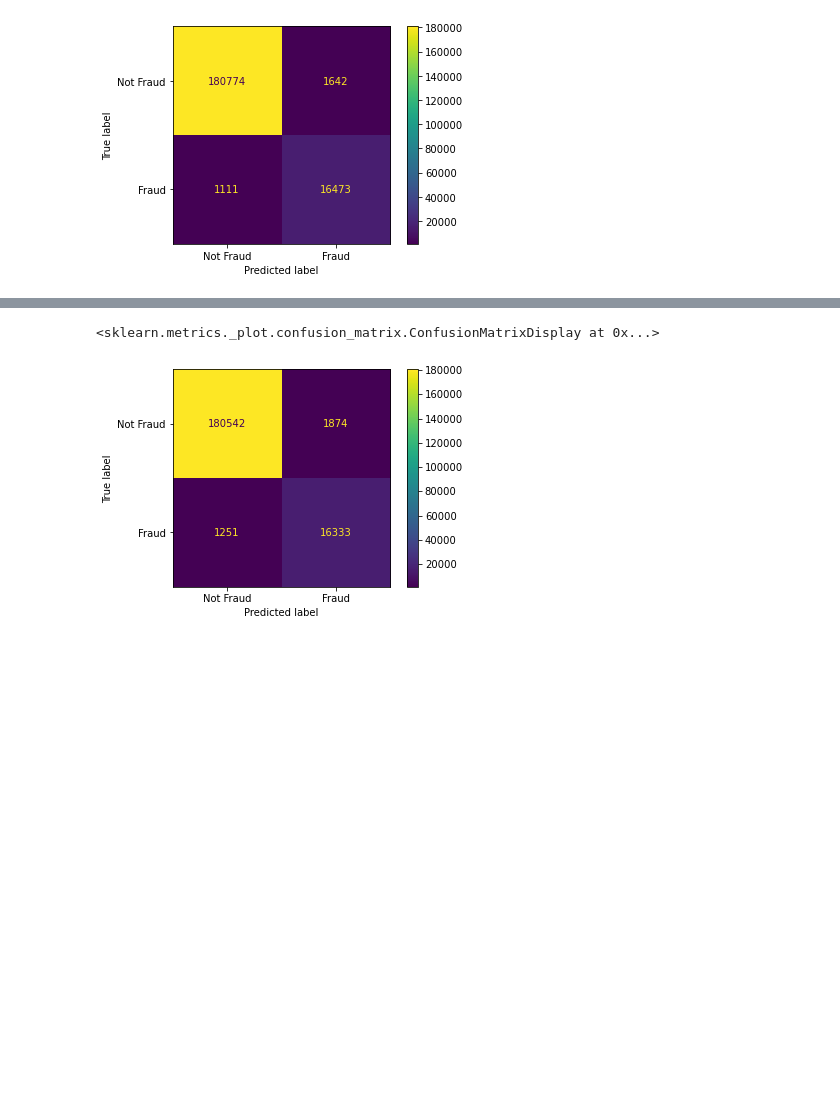
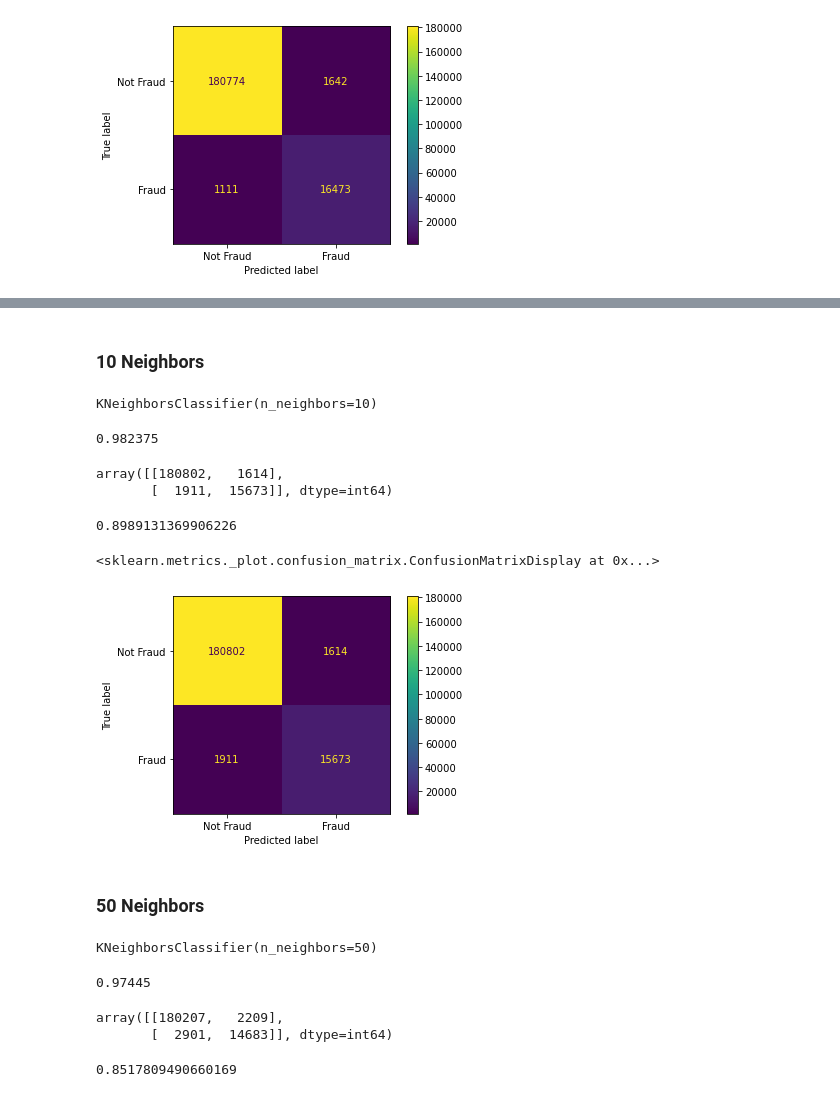
Before and after one commit to wavyvone/Credit_Card_Fraud, a Jupyter notebook: Mini-Project 2 - KNN.ipynb, the cells around one changed output, grey strips where cells are left out. Cells and saved outputs as stored; diff of their text form; code cells hidden in the pictures; blank space fills up the shorter version.

```diff
--- a/Mini-Project 2 - KNN.ipynb
+++ b/Mini-Project 2 - KNN.ipynb
@@ -204,8 +181,52 @@ f1_score(test_Y, predict_Y_knn)
+# %% [markdown]
+### 10 Neighbors
+# %%
+ccdata_knn = KNeighborsClassifier(weights="uniform", n_neighbors=10)
+ccdata_knn.fit(train_X, train_Y)
+# %% [output]
+KNeighborsClassifier(n_neighbors=10)
+# %%
+predict_Y_knn = ccdata_knn.predict(test_X)
+acc_knn = accuracy_score(test_Y, predict_Y_knn)
+print(acc_knn)
+# %% [output]
+0.982375
+# %%
+confusion_matrix(test_Y, predict_Y_knn)
+# %% [output]
+array([[180802,   1614],
+       [  1911,  15673]], dtype=int64)
+# %%
+f1_score(test_Y, predict_Y_knn)
+# %% [output]
+0.8989131369906226
 # %%
-confusion_matrix10 = np.array([[180542,   1874],
-       [  1251,  16333]])
+confusion_matrix10 = np.array([[180802,   1614],
+       [  1911,  15673]])
 disp = ConfusionMatrixDisplay(confusion_matrix=confusion_matrix10, display_labels=["Not Fraud", "Fraud"])
 disp.plot()
 # %% [output]
 <sklearn.metrics._plot.confusion_matrix.ConfusionMatrixDisplay at 0x...>
-[figure, old version]
+[figure, new version]
+# %% [markdown]
+### 50 Neighbors
+# %%
+ccdata_knn = KNeighborsClassifier(weights="uniform", n_neighbors=50)
+ccdata_knn.fit(train_X, train_Y)
+# %% [output]
+KNeighborsClassifier(n_neighbors=50)
+# %%
+predict_Y_knn = ccdata_knn.predict(test_X)
+acc_knn = accuracy_score(test_Y, predict_Y_knn)
+print(acc_knn)
+# %% [output]
+0.97445
+# %%
+confusion_matrix(test_Y, predict_Y_knn)
+# %% [output]
+array([[180207,   2209],
+       [  2901,  14683]], dtype=int64)
+# %%
+f1_score(test_Y, predict_Y_knn)
+# %% [output]
+0.8517809490660169
```
Also changed, not shown: parts of 38 cells of this notebook.
